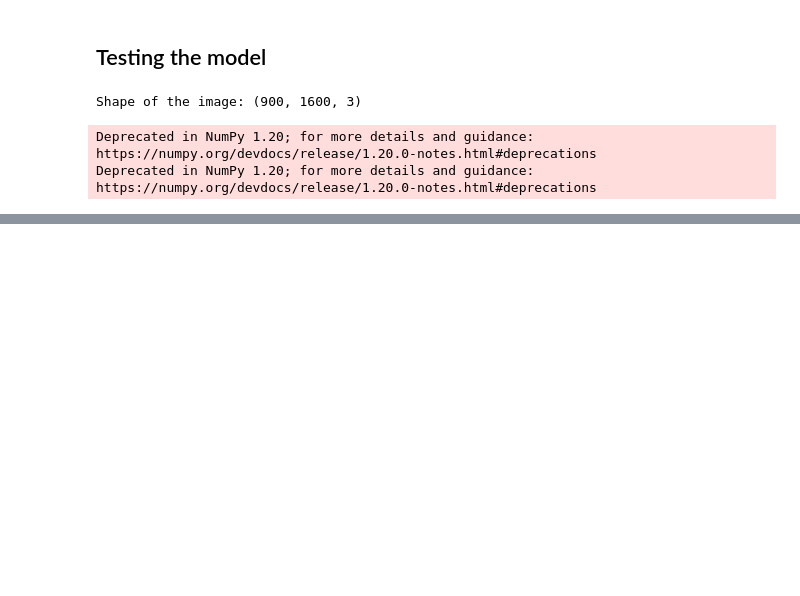
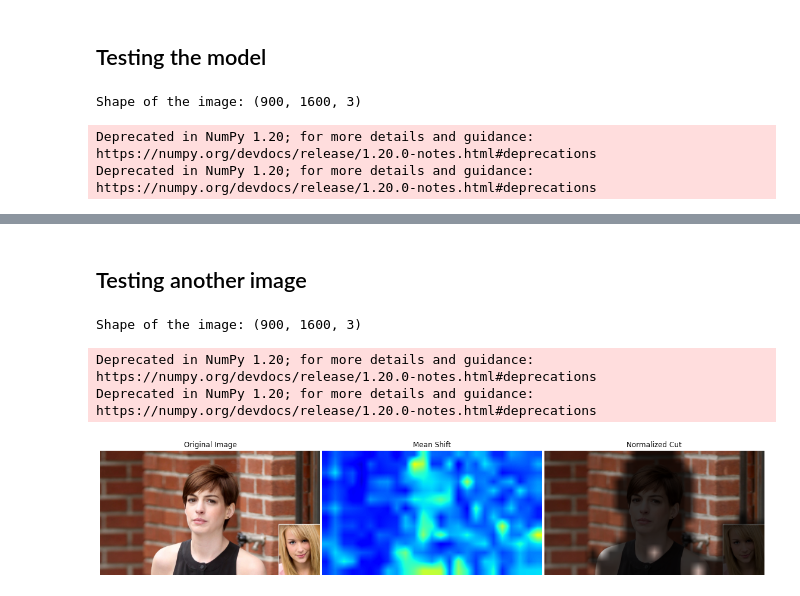
Before and after one commit to skrishnan2001/Image-Forgery-Detection, a Jupyter notebook: image-splicing-detection-self-consistency-learning.ipynb, the cells around one changed output, grey strips where cells are left out. Cells and saved outputs as stored; diff of their text form; code cells hidden in the pictures; blank space fills up the shorter version.

```diff
--- a/image-splicing-detection-self-consistency-learning.ipynb
+++ b/image-splicing-detection-self-consistency-learning.ipynb
@@ -362,0 +363,38 @@ plt.show()
+# %% [markdown]
+## Testing another image
+# %%
+img_path = '../input/labels-in-the-wild/images/2395.jpg'
+
+stride = (6,6)       # determines the resolution of the result
+batch_size = 1024    # Change depending on GPU capacity
+max_size = 25        # Determines the max../input/labels-in-the-wild/images/2395.jpgimum resolution of consistency map
+
+img = load_image(img_path)
+print("Shape of the image:", tuple(passable2img(img).shape))
+mean_shift, ncut = test(img, stride = stride, batch_size = batch_size, max_size = max_size)
+
+
+fig, ax = plt.subplots(1,3, figsize=(20,10))
+# fig.tight_layout()
+fig.subplots_adjust(wspace=0.01)
+img = denormalize(passable2img(img)).numpy()
+ncut = ncut.repeat(3,axis=-1).reshape(-1, ncut.shape[1],3)
+
+ax[0].imshow(img)
+ax[0].set_title('Original Image')
+ax[0].axis('off')
+
+ax[1].imshow(mean_shift, cmap='jet', vmin=0, vmax=1)
+ax[1].set_title('Mean Shift')
+ax[1].axis('off')
+
+alpha=0.2   # Change this to 0.8 if smaller spliced region
+ax[2].imshow((alpha*ncut+(1-alpha)*(1-ncut))*img, vmin=0, vmax=1)
+ax[2].set_title('Normalized Cut')
+ax[2].axis('off')
+plt.show()
+# %% [output]
+Shape of the image: (900, 1600, 3)
+Deprecated in NumPy 1.20; for more details and guidance: https://numpy.org/devdocs/release/1.20.0-notes.html#deprecations
+Deprecated in NumPy 1.20; for more details and guidance: https://numpy.org/devdocs/release/1.20.0-notes.html#deprecations
+[figure, added]
```
Also changed, not shown: parts of 3 cells of this notebook.
